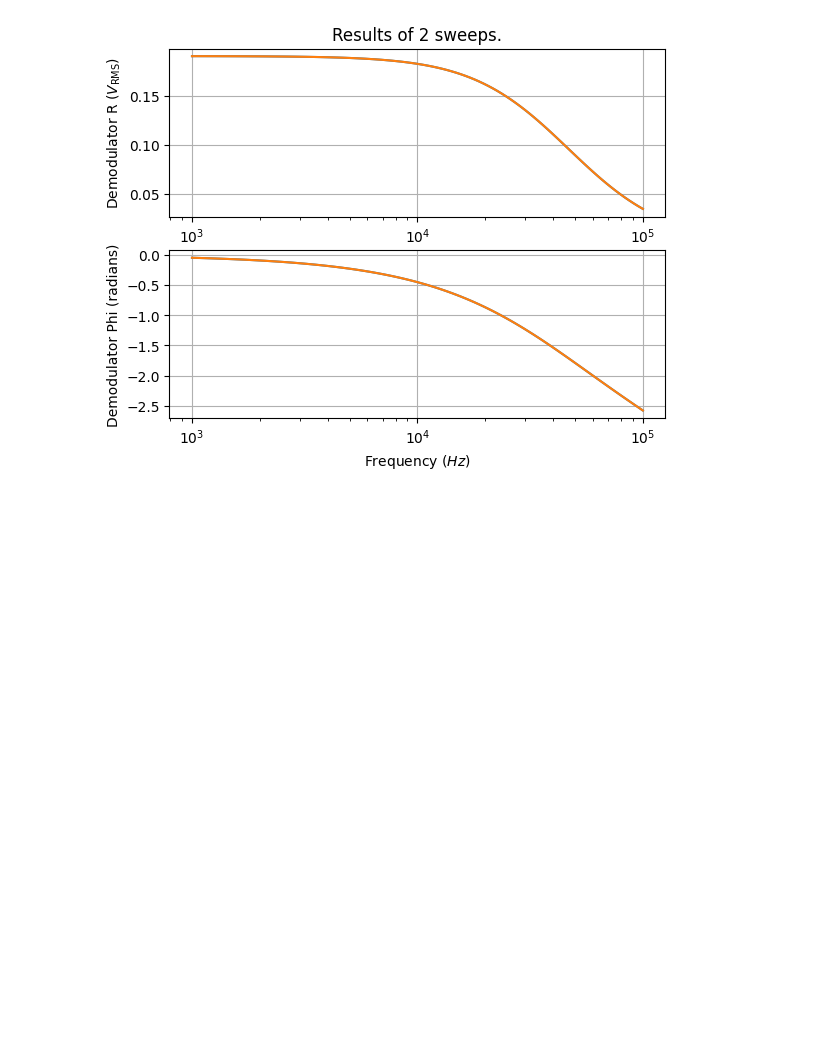
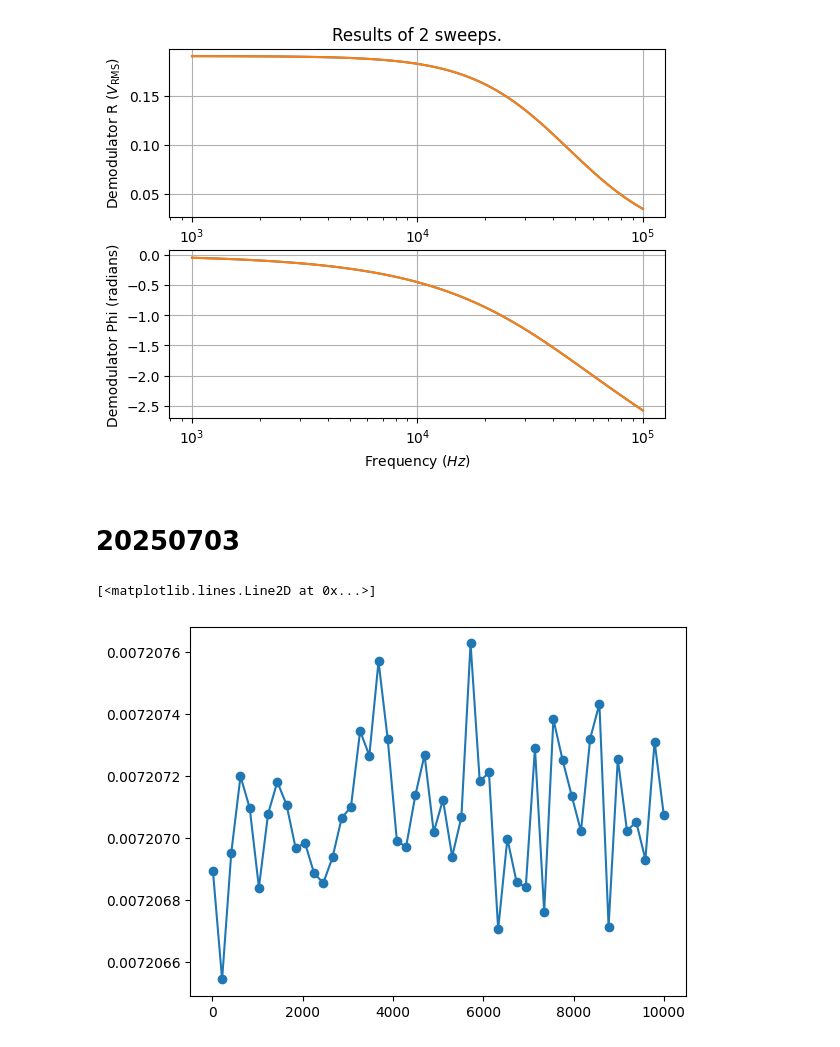
Before and after one commit to 44hsiang/SET, a Jupyter notebook: ZI_MFLI.ipynb, the cells around one changed output. Saved outputs shown, nothing was run; the diff lists cells and outputs as text; code cells hidden in the pictures; blank space fills up the shorter version.

```diff
--- a/ZI_MFLI.ipynb
+++ b/ZI_MFLI.ipynb
@@ -138,0 +142,2 @@ device.sigouts[0].amplitudes[1].value()
+# %% [markdown]
+# 20250703
@@ -138,0 +159,45 @@ device.sigouts[0].amplitudes[1].value()
+# %%
+def basic_mfli_setup(mfli, V_exc, frequency):
+    OUT_CH   = 0
+    OSC      = 0
+    DEMOD    = 0  # demodulator 1
+
+    with mfli.set_transaction():
+        # Output setup
+        mfli.sigouts[OUT_CH].on(True)
+
+        mfli.sigouts[OUT_CH].enables[1].value(True)
+
+        # Set output amplitudes for both paths
+        mfli.sigouts[OUT_CH].amplitudes[1].value(V_exc)
+
+        # Set frequency of oscillator
+        mfli.oscs[OSC].freq(frequency)  # Set frequency
+
+        # Input setup
+        mfli.sigins[0].range(0.1)  # This may need to be adjusted based on the input signal
+        mfli.demods[DEMOD].enable(True)
+        mfli.demods[DEMOD].oscselect(OSC)
+        mfli.demods[DEMOD].adcselect(0)
+        mfli.demods[DEMOD].order(4)
+        mfli.demods[DEMOD].timeconstant(0.01)
+
+        # Allow time for settings to stabilize
+
+        # Sample the demodulated signal
+    return mfli
+# %%
+sweep_voltage = np.linspace(0.1, 0.5, 50)
+sweep_frequency = np.linspace(10, 10e3, 50)
+DEMOD = 0
+R = []
+for i in range(len(sweep_frequency)):
+    setup = basic_mfli_setup(mfli,V_exc=sweep_frequency[i]*np.sqrt(2),frequency=1e3)
+    time.sleep(0.1)  # Allow time for settings to stabilize
+    result = mfli.demods[DEMOD].sample()
+    R.append(np.sqrt(result['x']**2 + result['y']**2))
+
+plt.plot(sweep_frequency, np.array(R), marker='o')
+# %% [output]
+[<matplotlib.lines.Line2D at 0x...>]
+[figure, added]
```
Also changed, not shown: parts of 3 cells of this notebook, 3 other files.
